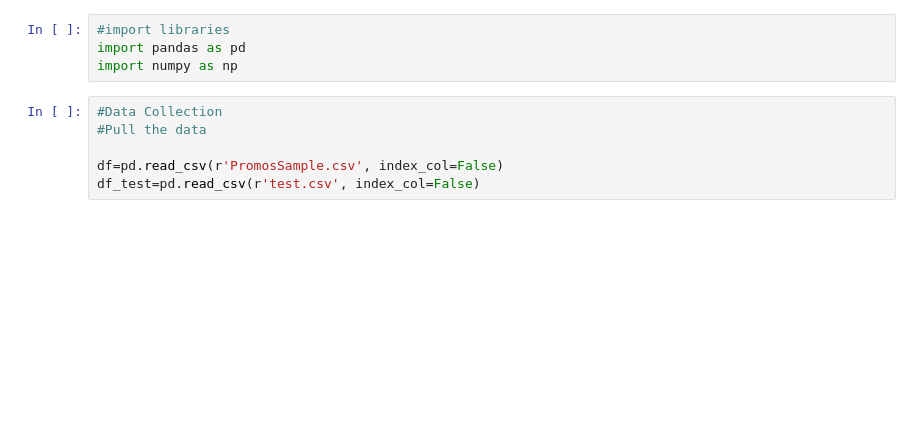
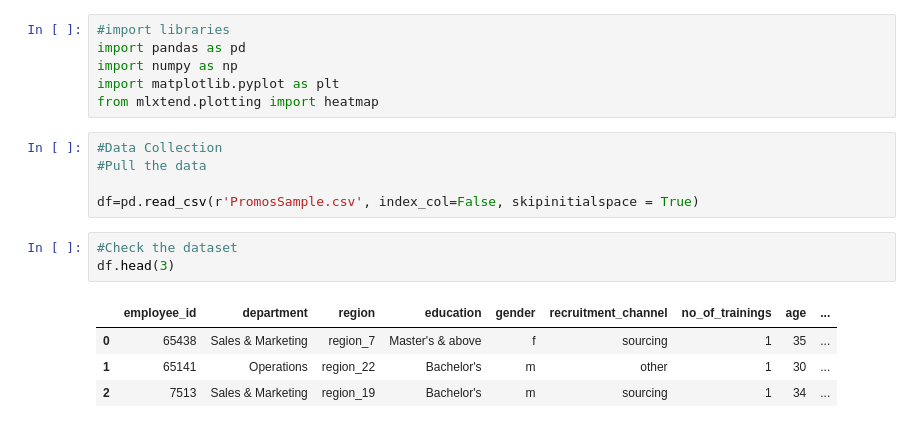
Before and after one commit to cerenkasap/prediction_of_employee_promotion, a Jupyter notebook: Data_Collection_and_Cleaning.ipynb, the cells around one changed output. Drawn from its saved outputs; the diff is of its cells as text; blank space fills up the shorter version.

```diff
--- a/Data_Collection_and_Cleaning.ipynb
+++ b/Data_Collection_and_Cleaning.ipynb
@@ -2,12 +2,21 @@
 #import libraries
 import pandas as pd
 import numpy as np
+import matplotlib.pyplot as plt
+from mlxtend.plotting import heatmap
 # %%
 #Data Collection
 #Pull the data
 
-df=pd.read_csv(r'PromosSample.csv', index_col=False)
-df_test=pd.read_csv(r'test.csv', index_col=False)
+df=pd.read_csv(r'PromosSample.csv', index_col=False, skipinitialspace = True)
+# %%
+#Check the dataset
+df.head(3)
+# %% [output]
+|  | employee_id | department | region | education | gender | recruitment_channel | no_of_trainings | age | ... |
+| 0 | 65438 | Sales & Marketing | region_7 | Master's & above | f | sourcing | 1 | 35 | ... |
+| 1 | 65141 | Operations | region_22 | Bachelor's | m | other | 1 | 30 | ... |
+| 2 | 7513 | Sales & Marketing | region_19 | Bachelor's | m | sourcing | 1 | 34 | ... |
 # %%
 #Data Cleaning
 #Check data types
```
Also changed, not shown: parts of 33 cells of this notebook, 12 other files.
